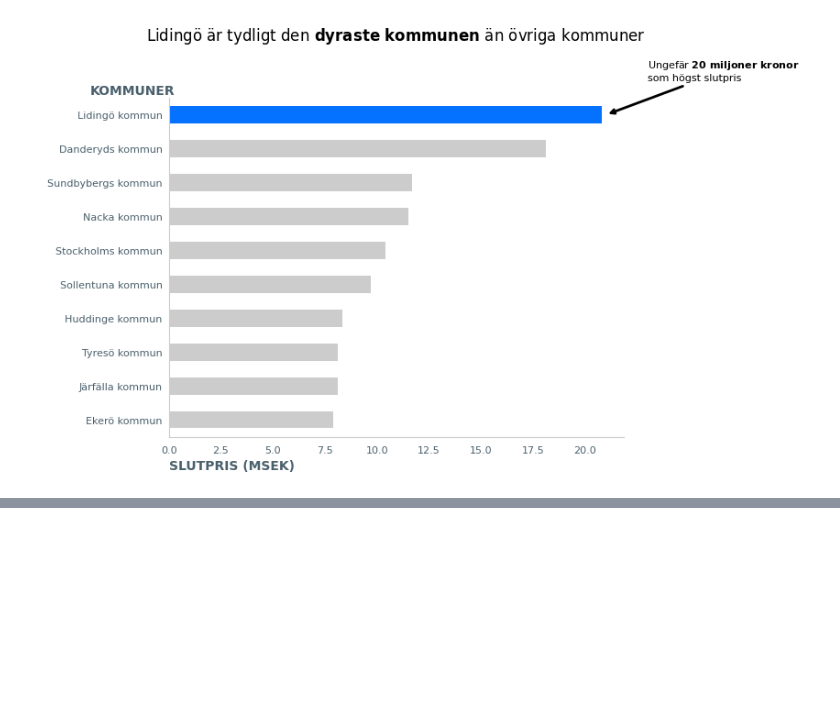
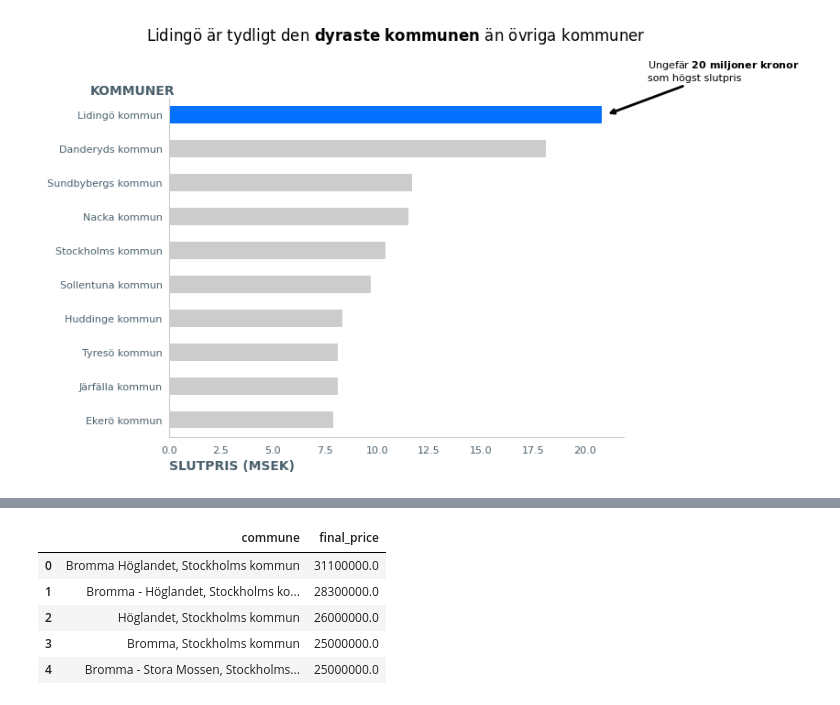
Before and after one commit to AndresTrujillo1811-bit/data-pipeline-for-ml_examensarbete, a Jupyter notebook: storytelling_house_price/storytelling.ipynb, the cells around one changed output, grey strips where cells are left out. Cells and saved outputs as stored; diff of their text form; code cells hidden in the pictures; blank space fills up the shorter version.

```diff
--- a/storytelling_house_price/storytelling.ipynb
+++ b/storytelling_house_price/storytelling.ipynb
@@ -165,0 +254,19 @@ fig.savefig("figures/lidingo_commune.png", bbox_inches='tight')
+# %%
+# Average price
+
+stockholm_avg_prices = (
+    stockholm_areas.groupby('commune')['final_price']
+    .mean()
+    .sort_values(ascending=False)
+    .round()
+    .reset_index()
+)
+
+stockholm_avg_prices.head()
+# %% [output]
+|  | commune | final_price |
+| 0 | Bromma Höglandet, Stockholms kommun | 31100000.0 |
+| 1 | Bromma - Höglandet, Stockholms ko... | 28300000.0 |
+| 2 | Höglandet, Stockholms kommun | 26000000.0 |
+| 3 | Bromma, Stockholms kommun | 25000000.0 |
+| 4 | Bromma - Stora Mossen, Stockholms... | 25000000.0 |
```
Also changed, not shown: parts of 5 cells of this notebook, 7 other files.
